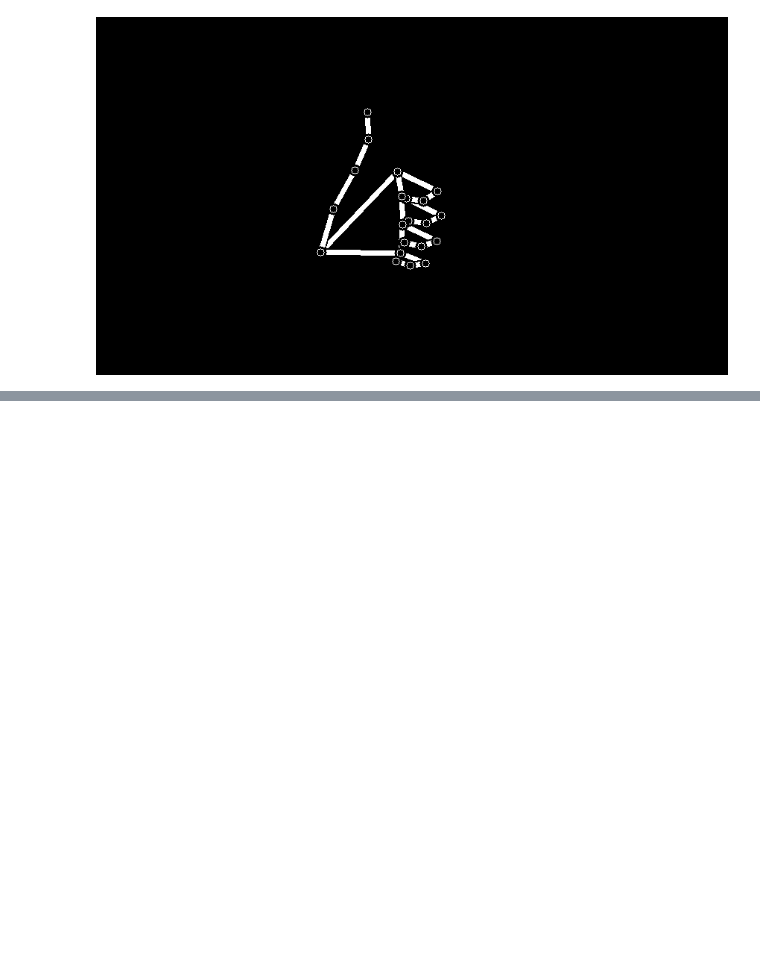
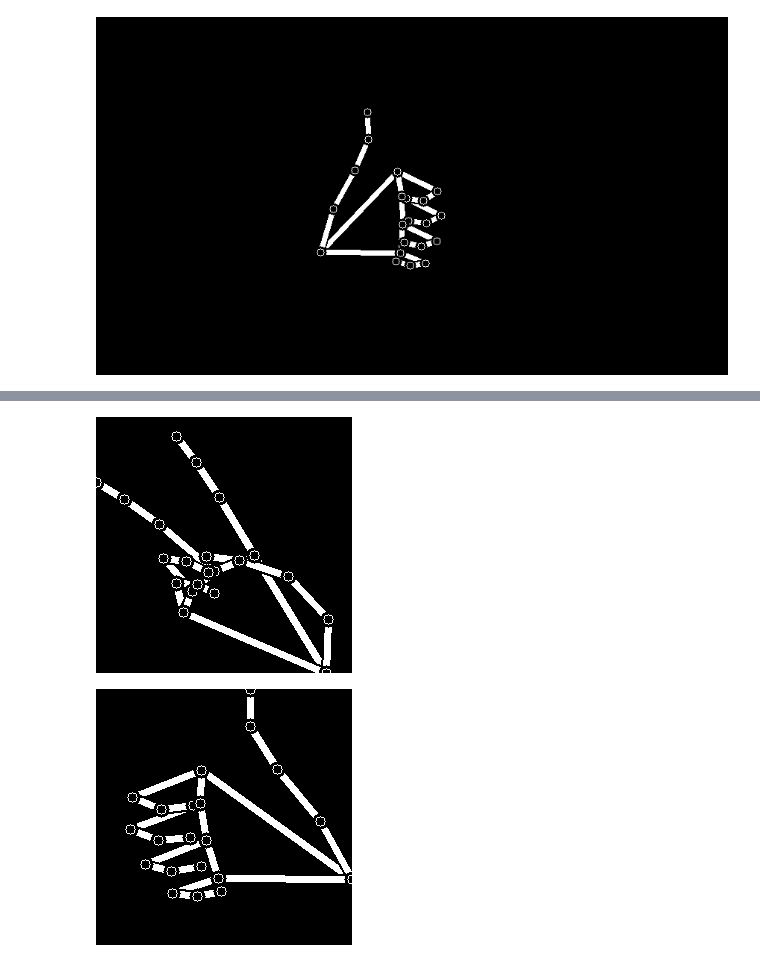
Before and after one commit to andrew264/palm-control, a Jupyter notebook: notebooks/batch_transformation.ipynb, the cells around one changed output, grey strips where cells are left out. Cells and saved outputs as stored; diff of their text form; code cells hidden in the pictures; blank space fills up the shorter version.

Commit message:
apply random horizontal, and depth flips during training

```diff
--- a/notebooks/batch_transformation.ipynb
+++ b/notebooks/batch_transformation.ipynb
@@ -48,6 +48,12 @@ def normalize_landmarks(landmarks: torch.Tensor) -> torch.Tensor:
     std_vals = torch.std(landmarks, dim=1, keepdim=True) + 1e-8  # Add small epsilon for stability
 
     return (landmarks - mean_vals) / std_vals
+# %%
+def horizontal_flip(landmarks: torch.Tensor) -> torch.Tensor:
+    return landmarks * torch.tensor([-1, 1, 1], dtype=landmarks.dtype)
+
+def depth_flip(landmarks: torch.Tensor) -> torch.Tensor:
+    return landmarks * torch.tensor([1, 1, -1], dtype=landmarks.dtype)
 # %%
 def plot_hands(batch, w=WIDTH, h=HEIGHT):
     for i in range(batch.shape[0]):
@@ -87,0 +94,7 @@ plot_hands(interpolated_batch, w=256, h=256)
+# %%
+flipped_batch = horizontal_flip(normalized_batch)
+interpolated_batch = interpolate_landmarks(flipped_batch)
+plot_hands(interpolated_batch, w=256, h=256)
+# %% [output]
+[figure, added]
+[figure, added]
```
Also changed, not shown: parts of 4 cells of this notebook, 2 other files.
